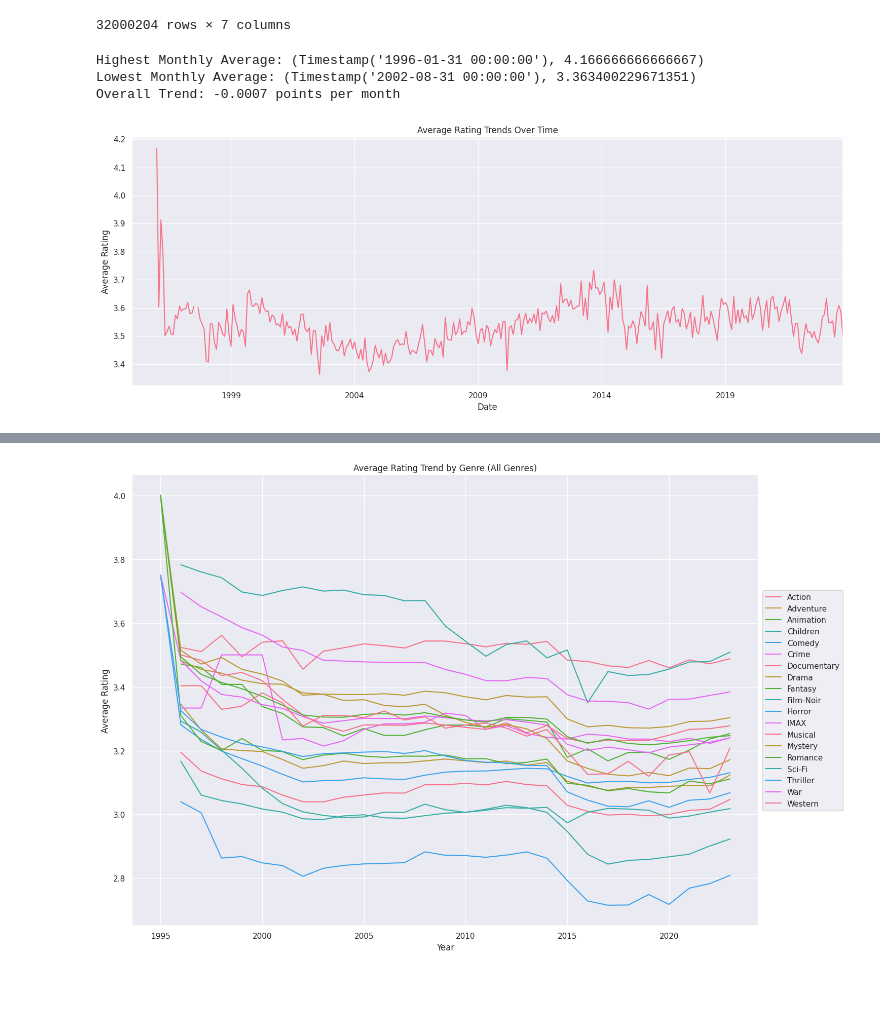
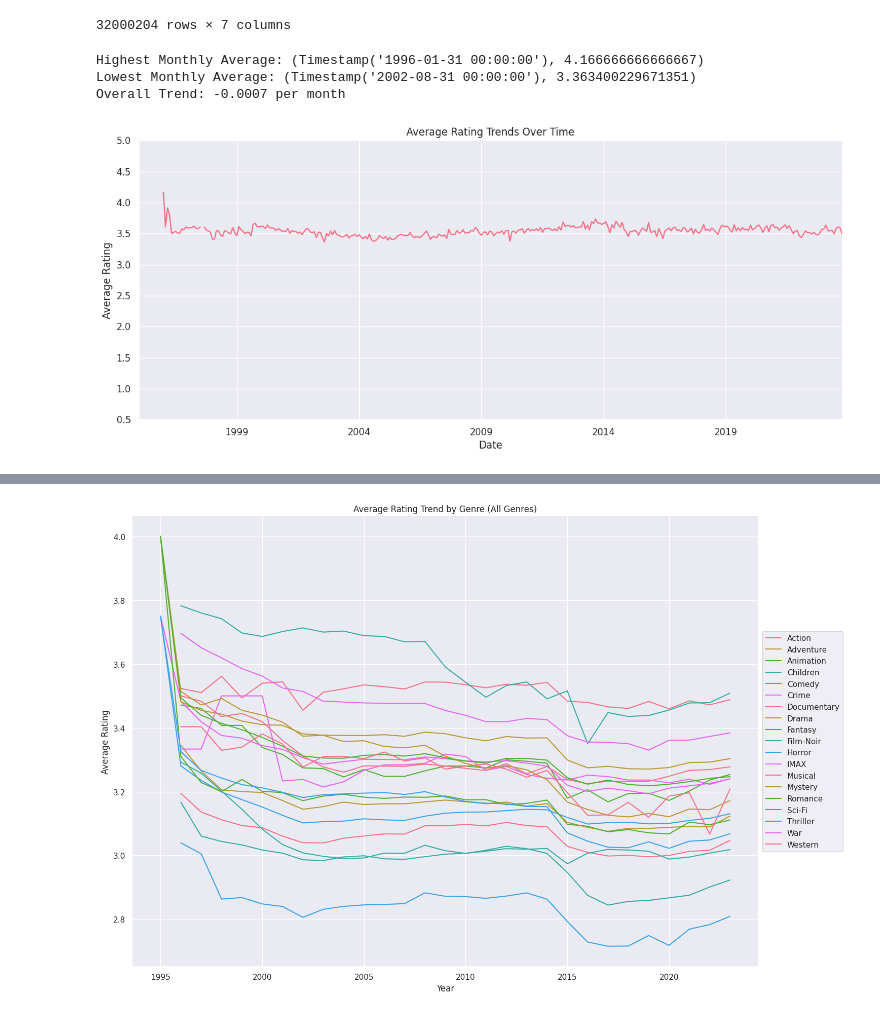
Before and after one commit to aaronmj7/MSc_project, a Jupyter notebook: Project_v1.ipynb, the cells around one changed output, grey strips where cells are left out. Cells and saved outputs as stored; diff of their text form; code cells hidden in the pictures; blank space fills up the shorter version.

```diff
--- a/Project_v1.ipynb
+++ b/Project_v1.ipynb
@@ -1055,22 +1069,23 @@ overall_trend = (monthly_ratings.iloc[-1] - monthly_ratings.iloc[0]) / len(month
 
 print(f"Highest Monthly Average: {highest_monthly_avg}")
 print(f"Lowest Monthly Average: {lowest_monthly_avg}")
-print(f"Overall Trend: {overall_trend:.4f} points per month")
+print(f"Overall Trend: {overall_trend:.4f} per month")
 # %% [output]
 Highest Monthly Average: (Timestamp('1996-01-31 00:00:00'), 4.166666666666667)
 Lowest Monthly Average: (Timestamp('2002-08-31 00:00:00'), 3.363400229671351)
-Overall Trend: -0.0007 points per month
+Overall Trend: -0.0007 per month
 # %%
 # Plot the average rating trends
 plt.figure(figsize=(15, 6))
 monthly_ratings.plot()
 plt.title('Average Rating Trends Over Time')
 plt.xlabel('Date')
 plt.ylabel('Average Rating')
-plt.tight_layout()
+plt.yticks(ratings_range)
+plt.savefig('average_rating_trends.png', dpi=300, bbox_inches="tight")
 plt.show()
 # %% [output]
-[figure, old version]
+[figure, new version]
 # %%
 # Pre-split genres separated by "|" into individual rows
 expanded_genres_df = final_df[['movieId', 'rating', 'genres']].copy()
```
Also changed, not shown: parts of 45 cells of this notebook.
